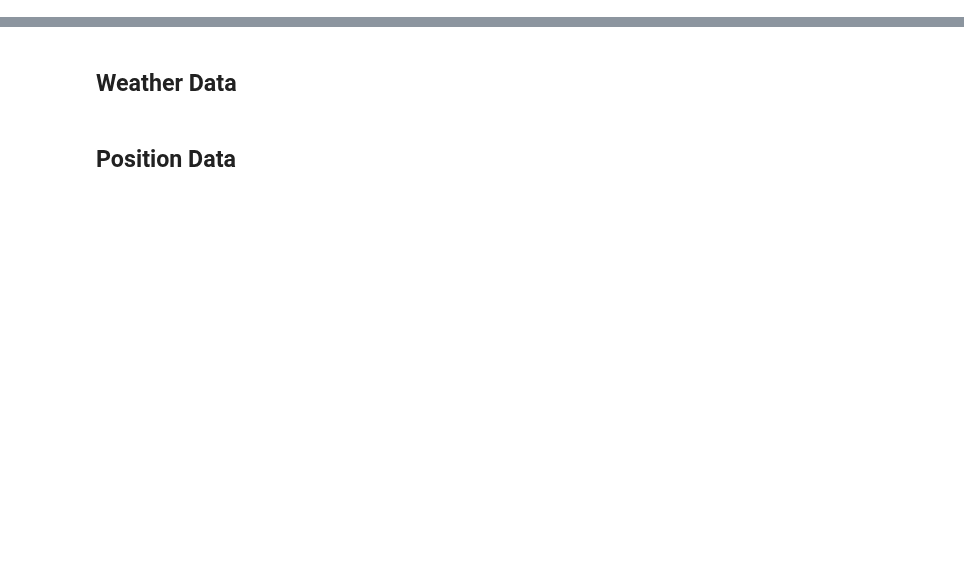
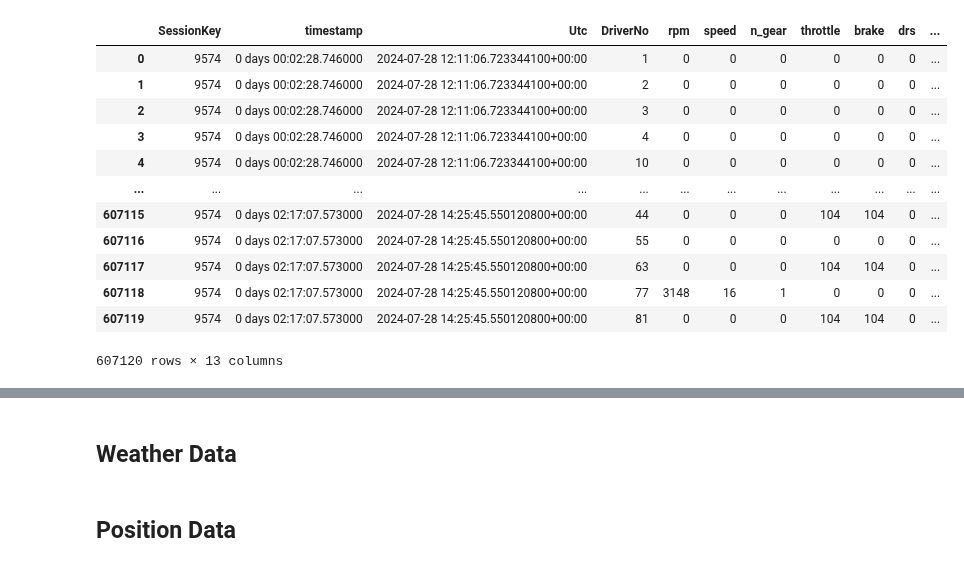
Before and after one commit to GoktugOcal/LiveF1, a Jupyter notebook: test.ipynb, the cells around one changed output, grey strips where cells are left out. Cells and saved outputs as stored; diff of their text form; code cells hidden in the pictures; blank space fills up the shorter version.

```diff
--- a/test.ipynb
+++ b/test.ipynb
@@ -63,7 +44,7 @@ df_pos["sec"] = df_pos["Utc"].dt.second
 res = session.get_data(dataName="Car_Data")
 df_car = pd.DataFrame(res.value)
 df_car["Utc"] = pd.to_datetime(df_car["Utc"])
-df_car["timestamp"] = pd.to_datetime(df_car["timestamp"])
+df_car["timestamp"] = pd.to_timedelta(df_car["timestamp"])
 df_car["min"] = df_car["Utc"].dt.minute
 df_car["hour"] = df_car["Utc"].dt.hour
 df_car["sec"] = df_car["Utc"].dt.second
@@ -70,5 +57,19 @@ df_car["sec"] = df_car["Utc"].dt.second
 # %%
-df_car.columns.tolist()
+df_car
+# %% [output]
+|  | SessionKey | timestamp | Utc | DriverNo | rpm | speed | n_gear | throttle | brake | drs | ... |
+| 0 | 9574 | 0 days 00:02:28.746000 | 2024-07-28 12:11:06.723344100+00:00 | 1 | 0 | 0 | 0 | 0 | 0 | 0 | ... |
+| 1 | 9574 | 0 days 00:02:28.746000 | 2024-07-28 12:11:06.723344100+00:00 | 2 | 0 | 0 | 0 | 0 | 0 | 0 | ... |
+| 2 | 9574 | 0 days 00:02:28.746000 | 2024-07-28 12:11:06.723344100+00:00 | 3 | 0 | 0 | 0 | 0 | 0 | 0 | ... |
+| 3 | 9574 | 0 days 00:02:28.746000 | 2024-07-28 12:11:06.723344100+00:00 | 4 | 0 | 0 | 0 | 0 | 0 | 0 | ... |
+| 4 | 9574 | 0 days 00:02:28.746000 | 2024-07-28 12:11:06.723344100+00:00 | 10 | 0 | 0 | 0 | 0 | 0 | 0 | ... |
+| ... | ... | ... | ... | ... | ... | ... | ... | ... | ... | ... | ... |
+| 607115 | 9574 | 0 days 02:17:07.573000 | 2024-07-28 14:25:45.550120800+00:00 | 44 | 0 | 0 | 0 | 104 | 104 | 0 | ... |
+| 607116 | 9574 | 0 days 02:17:07.573000 | 2024-07-28 14:25:45.550120800+00:00 | 55 | 0 | 0 | 0 | 0 | 0 | 0 | ... |
+| 607117 | 9574 | 0 days 02:17:07.573000 | 2024-07-28 14:25:45.550120800+00:00 | 63 | 0 | 0 | 0 | 104 | 104 | 0 | ... |
+| 607118 | 9574 | 0 days 02:17:07.573000 | 2024-07-28 14:25:45.550120800+00:00 | 77 | 3148 | 16 | 1 | 0 | 0 | 0 | ... |
+| 607119 | 9574 | 0 days 02:17:07.573000 | 2024-07-28 14:25:45.550120800+00:00 | 81 | 0 | 0 | 0 | 104 | 104 | 0 | ... |
+607120 rows × 13 columns
 # %%
 # display(df_pos[df_pos['DriverNo'] == "44"].iloc[168:1000].head(10))
 # display(df_car[df_car['DriverNo'] == "44"].head(10))
```
Also changed, not shown: parts of 17 cells of this notebook, 4 other files.
